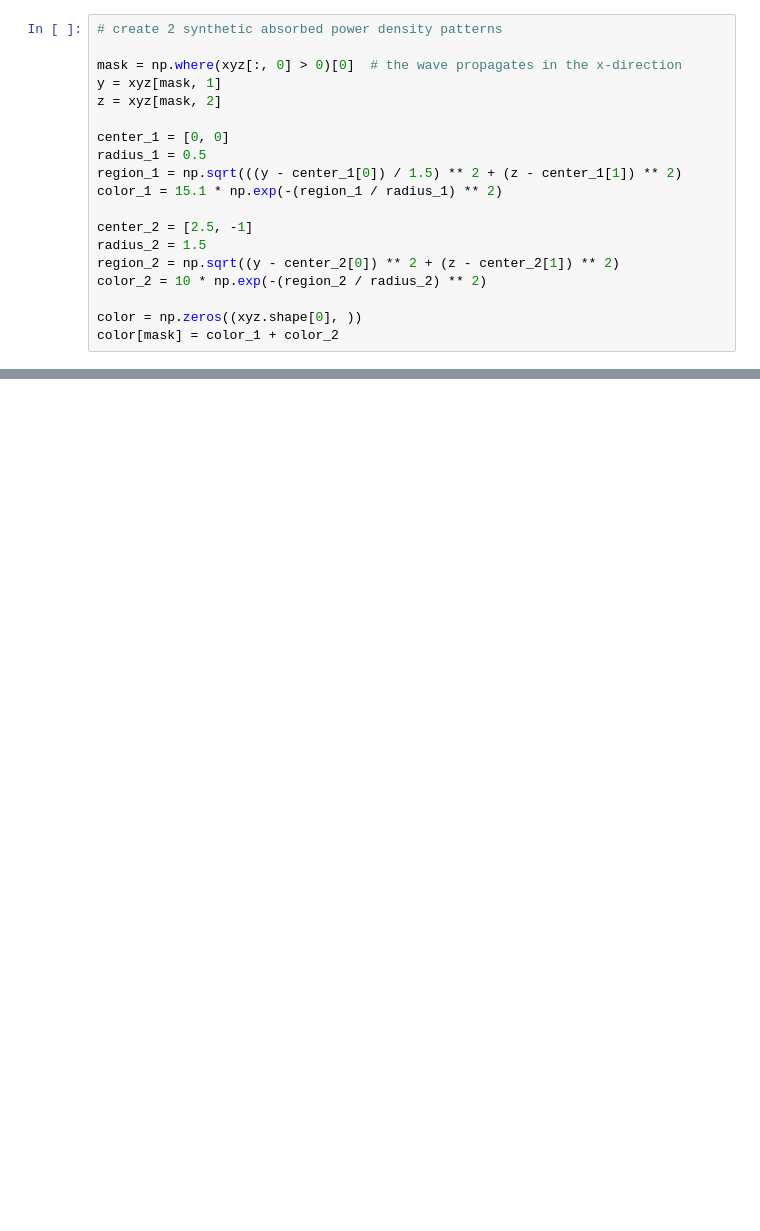
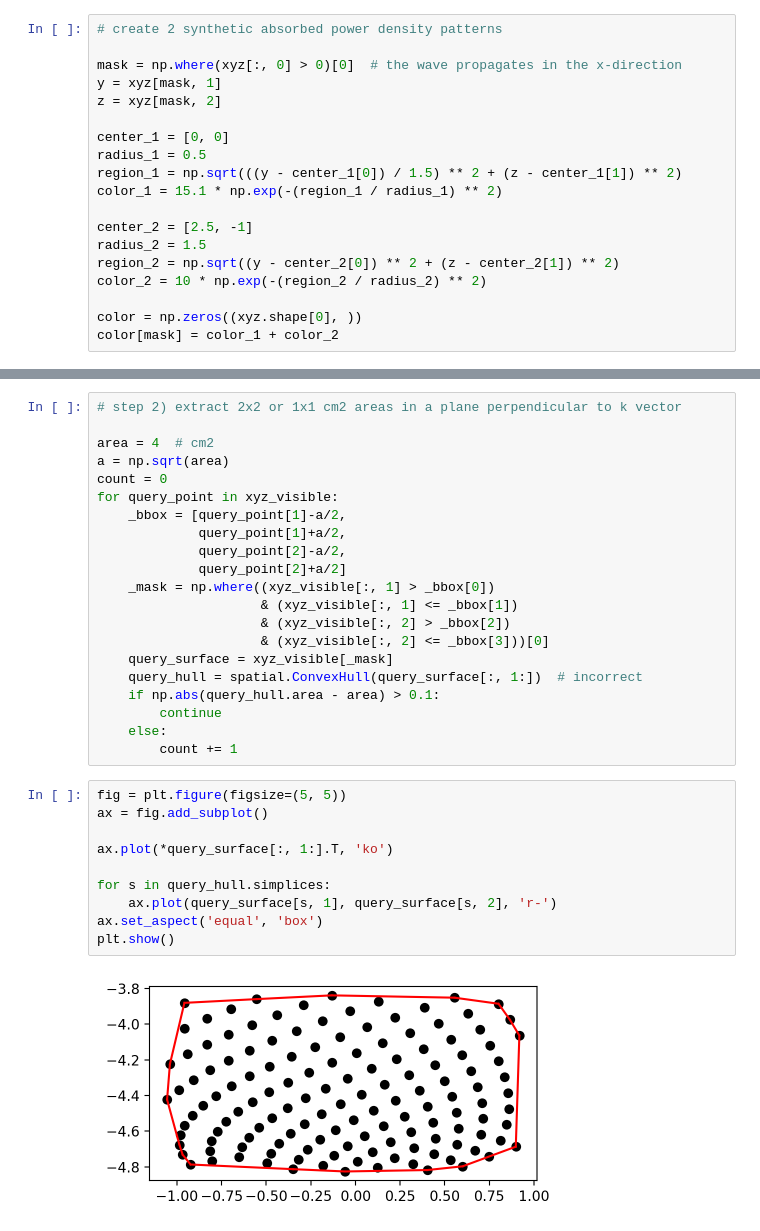
Before and after one commit to akapet00/phd-dissertation-topic, a Jupyter notebook: code/05-hotspot-region-detection.ipynb, the cells around one changed output, grey strips where cells are left out. Cells and saved outputs as stored; diff of their text form; blank space fills up the shorter version.

```diff
--- a/code/05-hotspot-region-detection.ipynb
+++ b/code/05-hotspot-region-detection.ipynb
@@ -100,0 +150,33 @@ with set_defense_context():
+# %%
+# step 2) extract 2x2 or 1x1 cm2 areas in a plane perpendicular to k vector
+
+area = 4  # cm2
+a = np.sqrt(area)
+count = 0
+for query_point in xyz_visible:
+    _bbox = [query_point[1]-a/2,
+             query_point[1]+a/2,
+             query_point[2]-a/2,
+             query_point[2]+a/2]
+    _mask = np.where((xyz_visible[:, 1] > _bbox[0])
+                     & (xyz_visible[:, 1] <= _bbox[1])
+                     & (xyz_visible[:, 2] > _bbox[2])
+                     & (xyz_visible[:, 2] <= _bbox[3]))[0]
+    query_surface = xyz_visible[_mask]
+    query_hull = spatial.ConvexHull(query_surface[:, 1:])  # incorrect
+    if np.abs(query_hull.area - area) > 0.1:
+        continue
+    else:
+        count += 1
+# %%
+fig = plt.figure(figsize=(5, 5))
+ax = fig.add_subplot()
+
+ax.plot(*query_surface[:, 1:].T, 'ko')
+
+for s in query_hull.simplices:
+    ax.plot(query_surface[s, 1], query_surface[s, 2], 'r-')
+ax.set_aspect('equal', 'box')
+plt.show()
+# %% [output]
+[figure, added]
```
Also changed, not shown: parts of 18 cells of this notebook.
